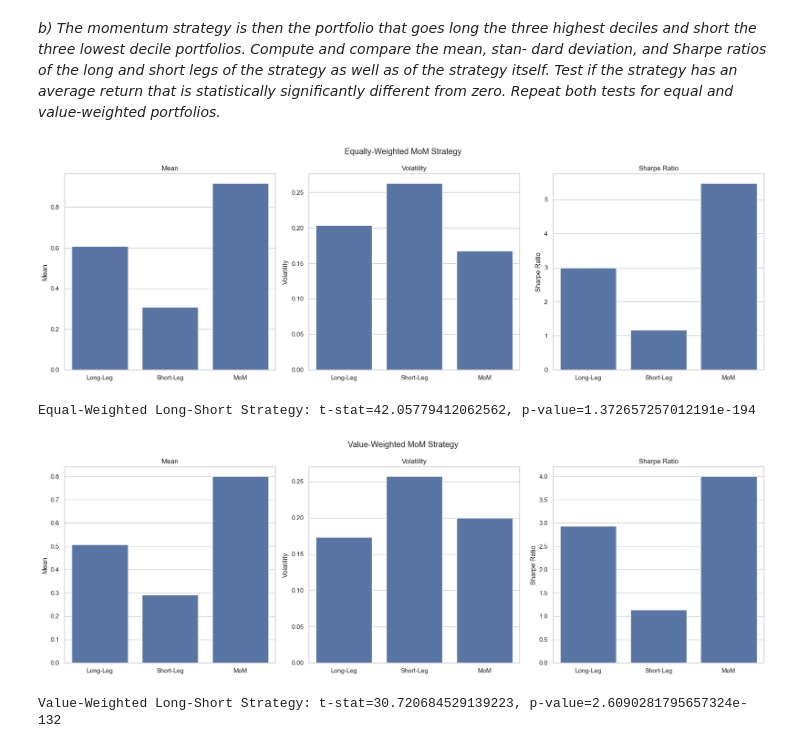
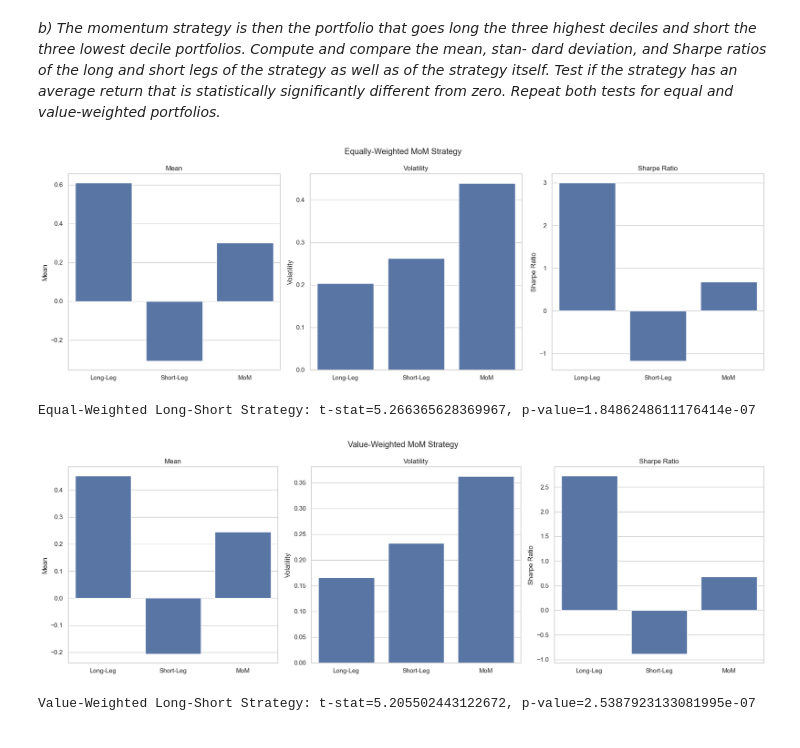
Before and after one commit to Marc-antoineallard74/Investments_project2024, a Jupyter notebook: source/section4.ipynb, the cells around one changed output. Saved outputs shown, nothing was run; the diff lists cells and outputs as text; code cells hidden in the pictures.

Commit message:
Changing weights

```diff
--- a/source/section4.ipynb
+++ b/source/section4.ipynb
@@ -46,6 +49,8 @@ data.shape
 | 2 | 10001 | 2010-04-30 | 0.124385 | 6070.0 | 11.3900 | 4925 | 0.020036 | 0.000118 | 69137.3000 | 44351.3700 | 0.004829 | ... |
 | 1 | 10001 | 2010-05-28 | 0.004829 | 6071.0 | 11.4000 | 4925 | -0.079240 | 0.000114 | 69209.4000 | 69137.3000 | -0.043421 | ... |
 (1425495, 15)
+# %%
+q = 10
 # %%
 # from tqdm.auto import tqdm  # for notebooks
 # tqdm.pandas()
@@ -92,37 +97,56 @@ plot_metrics(vw_returns, 'Value-Weighted Portfolio Metrics')
 [figure]
 # %% [markdown]
 *b) The momentum strategy is then the portfolio that goes long the three highest deciles and short the three lowest decile portfolios. Compute and compare the mean, stan- dard deviation, and Sharpe ratios of the long and short legs of the strategy as well as of the strategy itself. Test if the strategy has an average return that is statistically significantly different from zero. Repeat both tests for equal and value-weighted portfolios.*
+# %%
+short_d = range(1, 4)
+long_d = range(q-2, q+1)
 # %%
 # Long-Short Momentum Portfolio
-long_ew = ew_returns.loc[:, 8:11].mean(axis=1)
-short_ew = - ew_returns.loc[:, 0:3].mean(axis=1)
-mom_ew = long_ew + short_ew
+data['w_L_ew'] = (data['decile'].isin(long_d))
+data['w_L_ew'] = data['w_L_ew']/data.groupby(['date'])['w_L_ew'].transform('sum')
+
+data['w_S_ew'] = (data['decile'].isin(short_d))
+data['w_S_ew'] = data['w_S_ew']/data.groupby(['date'])['w_S_ew'].transform('sum')
+
+data['w_MoM_ew'] = data['w_L_ew'] + data['w_S_ew']
+
+long_ew = data.groupby('date').apply(lambda x: np.sum(x['Rn']*x['w_L_ew'])).reset_index()[0]
+short_ew = data.groupby('date').apply(lambda x: np.sum(x['Rn']*x['w_S_ew'])).reset_index()[0]
+mom_ew = data.groupby('date').apply(lambda x: np.sum(x['Rn']*x['w_MoM_ew'])).reset_index()[0]
 
 # Plot strategy performance
 plot_metrics(pd.DataFrame({'Long-Leg': long_ew,
                             'Short-Leg': short_ew,
                             'MoM': mom_ew}), 'Equally-Weighted MoM Strategy')
 
 # Statistical significance testing
 t_stat_equal, p_value_equal = stats.ttest_1samp(mom_ew, 0)
 print(f"Equal-Weighted Long-Short Strategy: t-stat={t_stat_equal}, p-value={p_value_equal}")
 # %% [output]
-[figure, old version]
+[figure, new version]
-Equal-Weighted Long-Short Strategy: t-stat=42.05779412062562, p-value=1.372657257012191e-194
+Equal-Weighted Long-Short Strategy: t-stat=5.266365628369967, p-value=1.8486248611176414e-07
 # %%
-# Step 4: Long-Short Momentum Portfolio
-long_vw = vw_returns.loc[:, 8:11].mean(axis=1)
-short_vw = - vw_returns.loc[:, 0:3].mean(axis=1)
-mom_vw = long_vw + short_vw
+# Long-Short Momentum Portfolio
+data['w_L_vw'] = (data['decile'].isin(long_d))*data['mcap']
+data['w_L_vw'] = data['w_L_vw'] / data.groupby(['date'])['w_L_vw'].transform('sum')
+
+data['w_S_vw'] = (data['decile'].isin(short_d))*data['mcap']
+data['w_S_vw'] = data['w_S_vw']/data.groupby(['date'])['w_S_vw'].transform('sum')
+
+data['w_MoM_vw'] = data['w_L_vw'] + data['w_S_vw']
+
+long_vw = data.groupby('date').apply(lambda x: np.sum(x['Rn']*x['w_L_vw'])).reset_index()
+short_vw = data.groupby('date').apply(lambda x: np.sum(x['Rn']*x['w_S_vw'])).reset_index()
+mom_vw = data.groupby('date').apply(lambda x: np.sum(x['Rn']*x['w_MoM_vw'])).reset_index()
 
 # Plot strategy performance
-plot_metrics(pd.DataFrame({'Long-Leg': long_vw,
-                            'Short-Leg': short_vw,
-                            'MoM': mom_vw}), 'Value-Weighted MoM Strategy')
+plot_metrics(pd.DataFrame({'Long-Leg': long_vw[0],
+                            'Short-Leg': short_vw[0],
+                            'MoM': mom_vw[0]}), 'Value-Weighted MoM Strategy')
 
 # Statistical significance testing
-t_stat_value, p_value_value = stats.ttest_1samp(mom_vw, 0)
+t_stat_value, p_value_value = stats.ttest_1samp(mom_vw[0], 0)
 print(f"Value-Weighted Long-Short Strategy: t-stat={t_stat_value}, p-value={p_value_value}")
 # %% [output]
-[figure, old version]
+[figure, new version]
-Value-Weighted Long-Short Strategy: t-stat=30.720684529139223, p-value=2.6090281795657324e-132
+Value-Weighted Long-Short Strategy: t-stat=5.205502443122672, p-value=2.5387923133081995e-07
```
Also changed, not shown: parts of 7 cells of this notebook, 1 other file.
